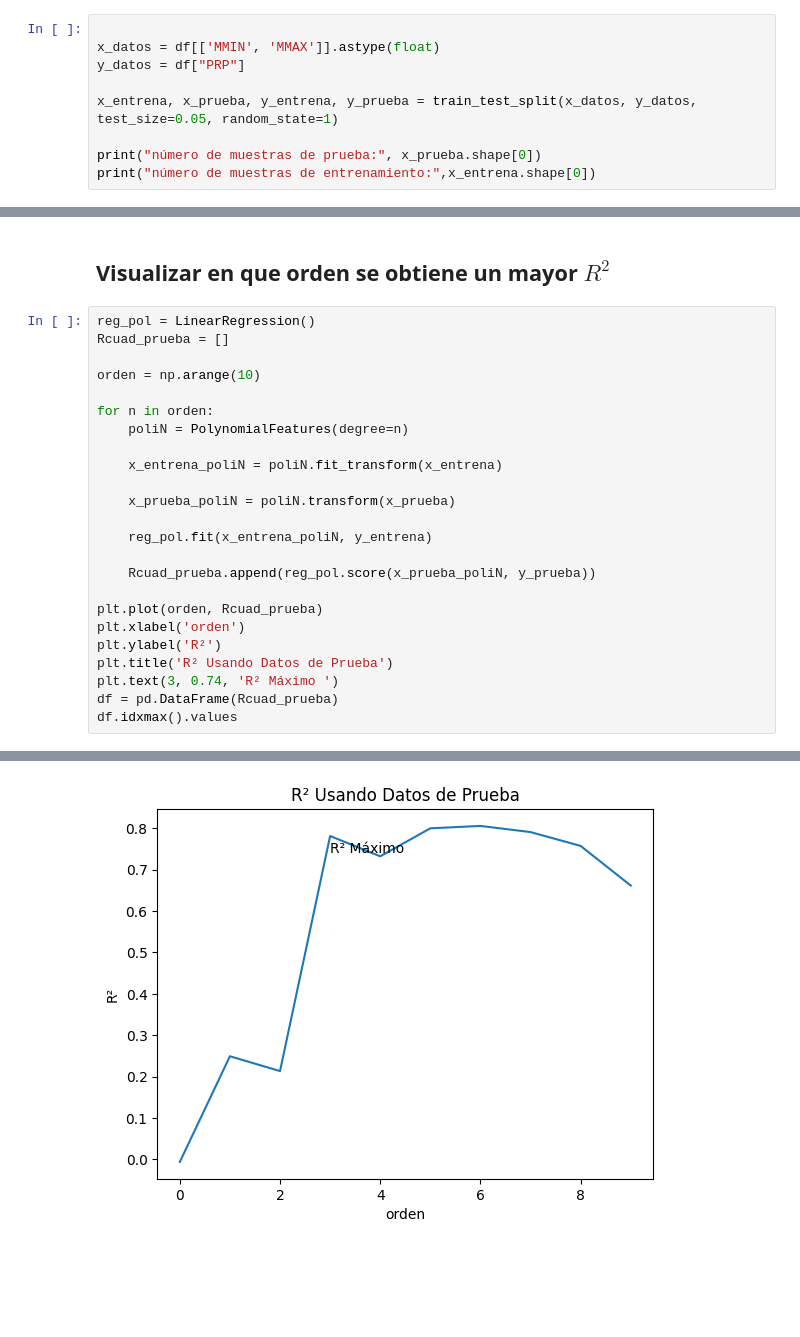
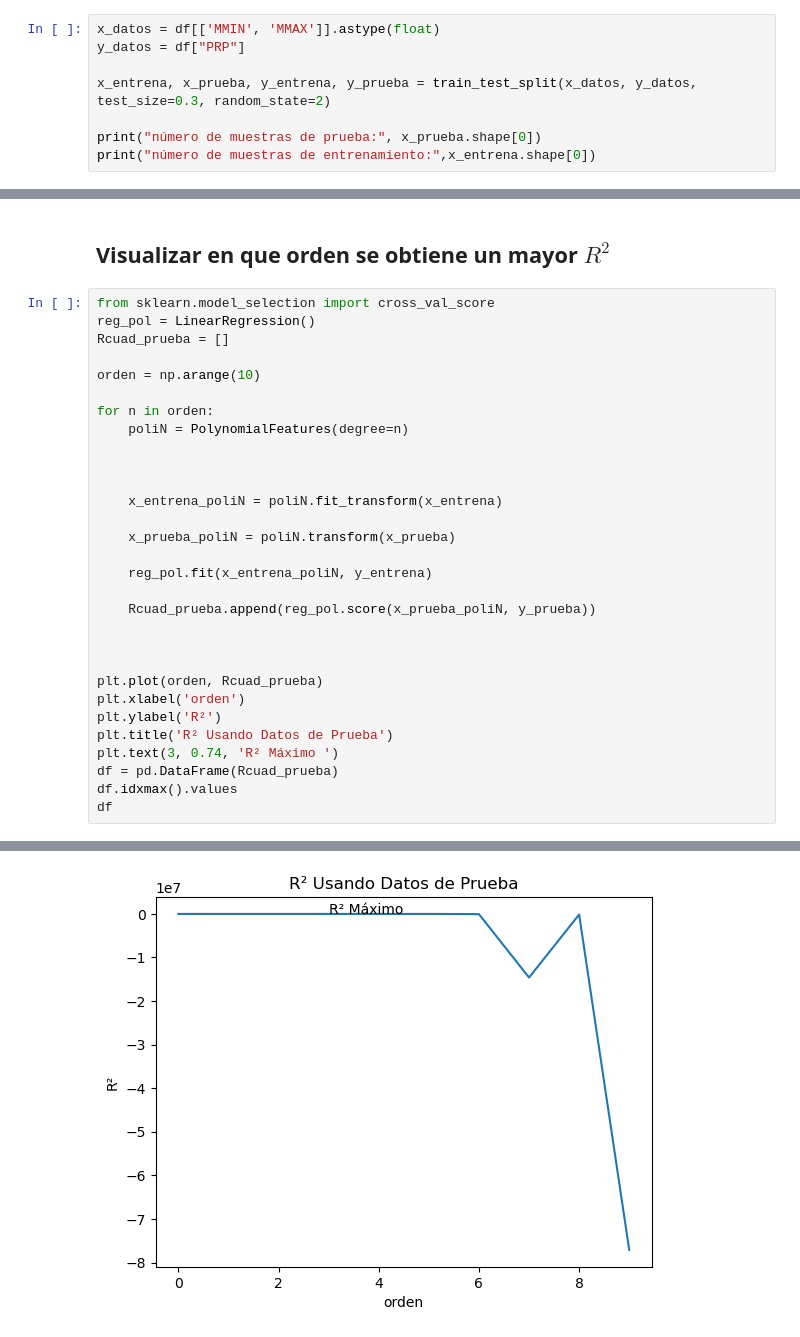
Before and after one commit to Bernardo-f/Tarea-4, a Jupyter notebook: main.ipynb, the cells around one changed output, grey strips where cells are left out. Drawn from its saved outputs; the diff is of its cells as text; blank space fills up the shorter version.

```diff
--- a/main.ipynb
+++ b/main.ipynb
@@ -460,11 +461,10 @@ De los 4 modelos que probamos, el que obtuvo mayor $R^2$ fue el polinomial múlt
 # %% [markdown]
 ## Dividiremos aleatoriamente las variables de entrenamiento, usaremos el %$80$ en entrenamiento y el %$20$ en evaluar el modelo
 # %%
-
 x_datos = df[['MMIN', 'MMAX']].astype(float)
 y_datos = df["PRP"]
 
-x_entrena, x_prueba, y_entrena, y_prueba = train_test_split(x_datos, y_datos, test_size=0.05, random_state=1)
+x_entrena, x_prueba, y_entrena, y_prueba = train_test_split(x_datos, y_datos, test_size=0.3, random_state=2)
 
 print("número de muestras de prueba:", x_prueba.shape[0])
 print("número de muestras de entrenamiento:",x_entrena.shape[0])
@@ -510,6 +523,7 @@ plt.show()
 # %% [markdown]
 ## Visualizar en que orden se obtiene un mayor $R^2$
 # %%
+from sklearn.model_selection import cross_val_score
 reg_pol = LinearRegression()
 Rcuad_prueba = []
 
@@ -517,6 +531,8 @@ orden = np.arange(10)
 
 for n in orden:
     poliN = PolynomialFeatures(degree=n)
+
+
 
     x_entrena_poliN = poliN.fit_transform(x_entrena)
 
@@ -526,6 +542,8 @@ for n in orden:
 
     Rcuad_prueba.append(reg_pol.score(x_prueba_poliN, y_prueba))
 
+
+
 plt.plot(orden, Rcuad_prueba)
 plt.xlabel('orden')
 plt.ylabel('R²')
@@ -533,4 +551,5 @@ plt.title('R² Usando Datos de Prueba')
 plt.text(3, 0.74, 'R² Máximo ')
 df = pd.DataFrame(Rcuad_prueba)
 df.idxmax().values
+df
 # %% [output]
@@ -538 +569 @@ array([6], dtype=int64)
-[figure, old version]
+[figure, new version]
```
Also changed, not shown: parts of 29 cells of this notebook.
